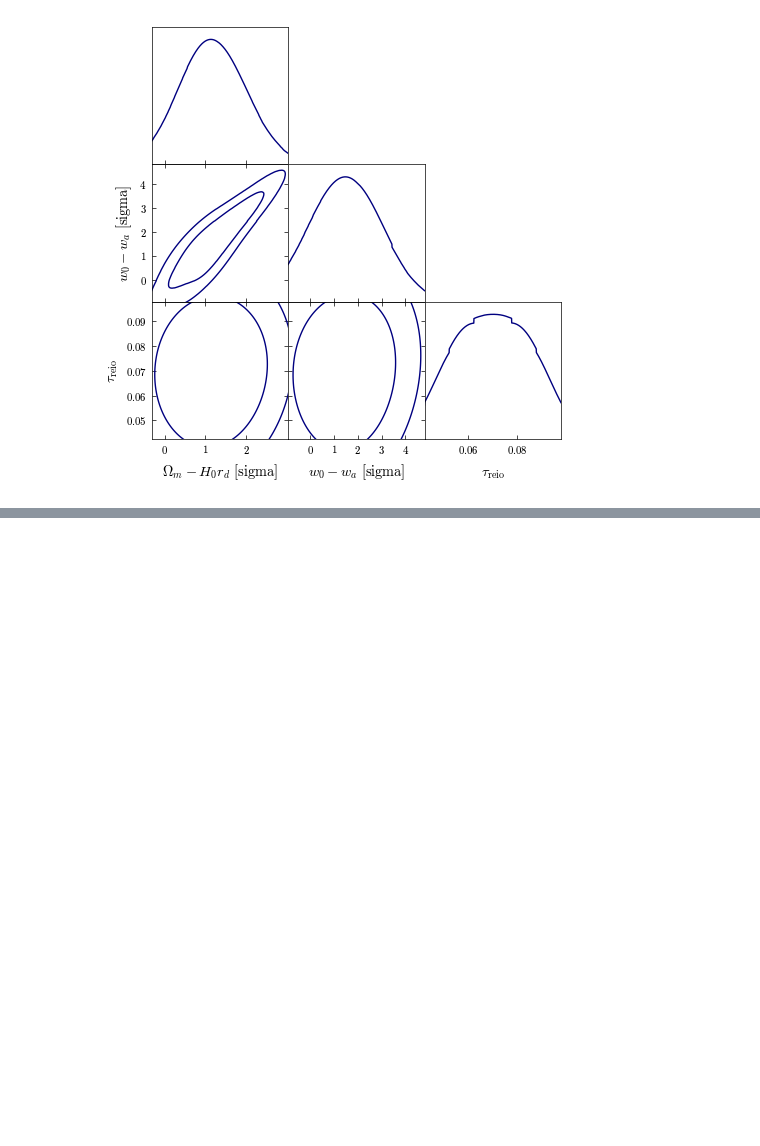
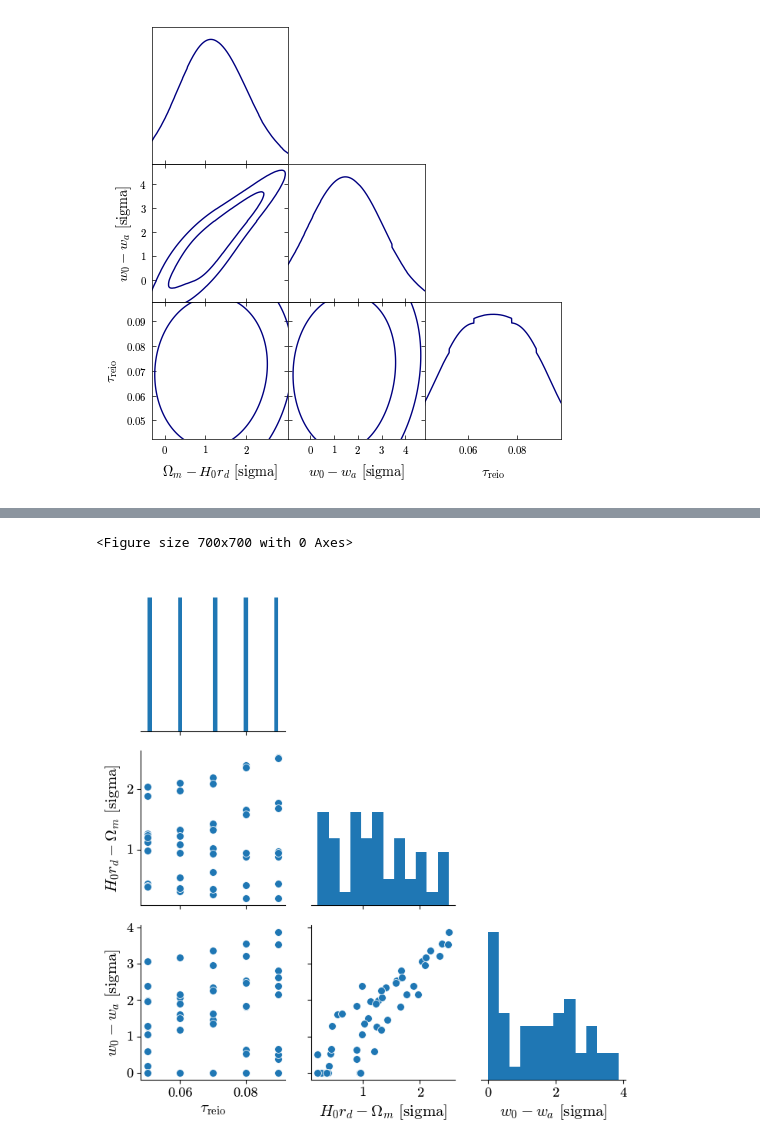
Before and after one commit to Aria-Hem/Aria-cobifact-tau, a Jupyter notebook: test2.ipynb, the cells around one changed output, grey strips where cells are left out. Cells and saved outputs as stored; diff of their text form; code cells hidden in the pictures; blank space fills up the shorter version.

```diff
--- a/test2.ipynb
+++ b/test2.ipynb
@@ -265,0 +279,13 @@ WARNING:fontTools.ttLib.tables._h_e_a_d:'modified' timestamp seems very low; reg
+# %%
+plt.figure(figsize=(7,7))
+def myhist(x, **kwargs):
+    b = bins[next(cols)]
+    plt.hist(x, bins=b, **kwargs)
+g = seaborn.PairGrid(data,corner=True)
+bins = {r'$\tau_\mathrm{reio}$':30,r'$H_0r_d-\Omega_m~\text{[sigma]}$':12, r'$w_0-w_a~\text{[sigma]}$': 12}
+col_list = [r'$\tau_\mathrm{reio}$',r'$H_0r_d-\Omega_m~\text{[sigma]}$', r'$w_0-w_a~\text{[sigma]}$']
+cols = iter(col_list)
+g.map_diag(myhist)
+g.map_lower(seaborn.scatterplot,s=50)
+plt.savefig('newtau.pdf',format="pdf",bbox_inches='tight')
+# %% [output]
@@ -265,0 +298,2 @@ WARNING:fontTools.ttLib.tables._h_e_a_d:'modified' timestamp seems very low; reg
+<Figure size 700x700 with 0 Axes>
+[figure, added]
```
Also changed, not shown: parts of 4 cells of this notebook, 1 other file.
